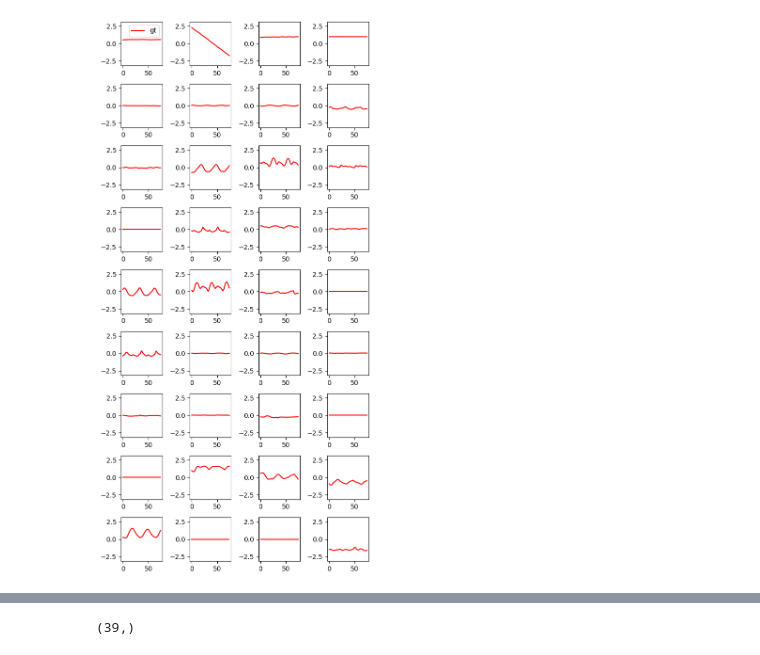
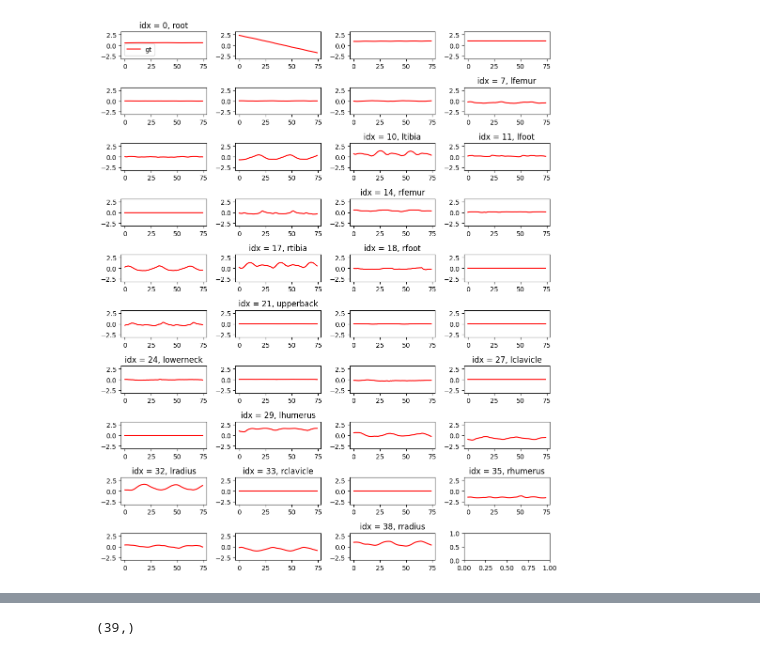
Before and after one commit to liuxy10/RFC, a Jupyter notebook: test_env.ipynb, the cells around one changed output, grey strips where cells are left out. Drawn from its saved outputs; the diff is of its cells as text; code cells hidden in the pictures.

```diff
--- a/test_env.ipynb
+++ b/test_env.ipynb
@@ -39,0 +141,5 @@ env.model.opt.timestep
+# %%
+poses = {'pred': [], 'gt': []}
+state = env_f.reset()
+state, state.shape
+# running_state
@@ -45,22 +211,44 @@ qpos.shape
 # %%
-import matplotlib.pyplot as plt
 
-def plot_qpos(qpos):
-    fig, axs = plt.subplots(nrows=qpos.shape[1]//4, ncols=4, figsize=(6, 12))
-    for i in range(qpos.shape[1]//4):
+
+# import matplotlib.pyplot as plt
+# import os
+# import sys
+# sys.path.append(os.getcwd())
+
+# from khrylib.utils import *
+# from mujoco_py import load_model_from_path, MjSim
+
+
+# model_file = f'khrylib/assets/mujoco_models/mocap_v2.xml'
+# model_file_freeze = f'khrylib/assets/mujoco_models/mocap_v2_freeze.xml'
+# model = load_model_from_path(model_file)
+# model_freeze = load_model_from_path(model_file_freeze)
+# sim = MjSim(model)
+body_qposaddr = get_body_qposaddr(env.model)
+body_qposaddr_list_start_index = [idxs[0] for idxs in list(body_qposaddr.values())]
+def plot_qpos(qpos, body_qposaddr_list_start_index):
+    fig, axs = plt.subplots(nrows=qpos.shape[1]//4+1, ncols=4, figsize=(10, 12))
+    for i in range(qpos.shape[1]//4+1):
         for j in range(4):
-            gt = qpos[:, i*4 + j]
+            idx = i*4 + j
+            if idx >= qpos.shape[1]:
+                break
+            gt = qpos[:, idx]
             axs[i, j].plot(gt, 'r', label='gt')
             axs[i, j].set_ylim([-np.pi, np.pi])
+            if idx in body_qposaddr_list_start_index:
+                body_name = [name for name, addr in body_qposaddr.items() if addr[0] == idx][0]
+                axs[i, j].set_title(f"idx = {idx}, {body_name}", fontsize=12)
             if i == 0 and j == 0:
                 axs[i, j].legend()
     plt.tight_layout()
     plt.show()
 
 # Example usage:
-plot_qpos(qpos)
+# plot_qpos(qpos, body_qposaddr_list_start_index )
 # %% [output]
-[figure, old version]
+[figure, new version]
 # %%
 # interpolate each joint
 import numpy as np
```
Also changed, not shown: parts of 11 cells of this notebook, 3 other files.
